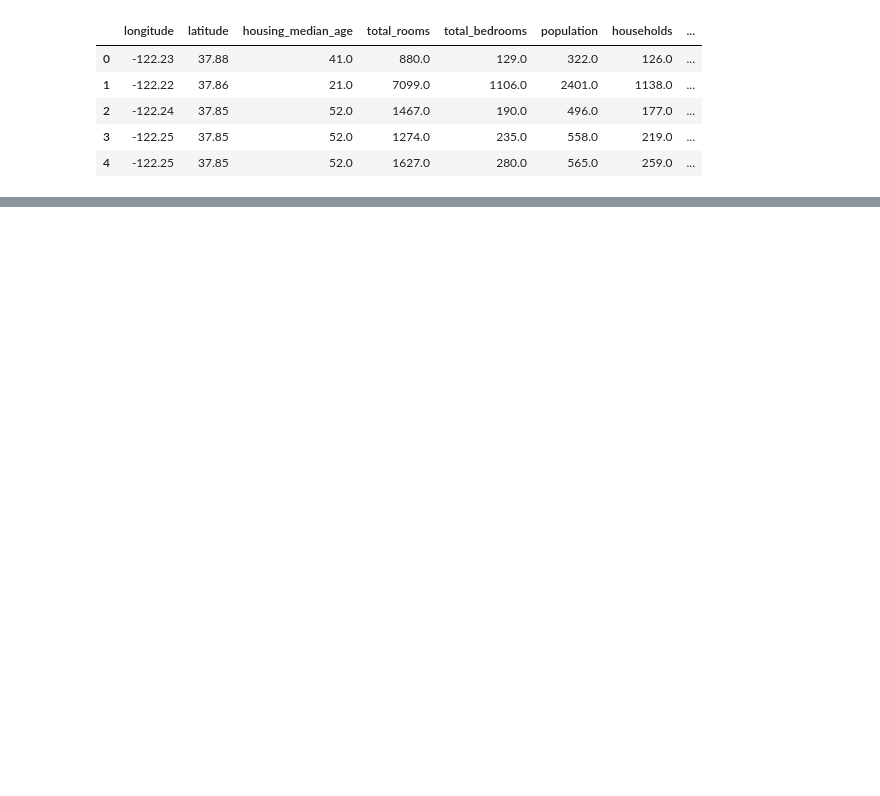
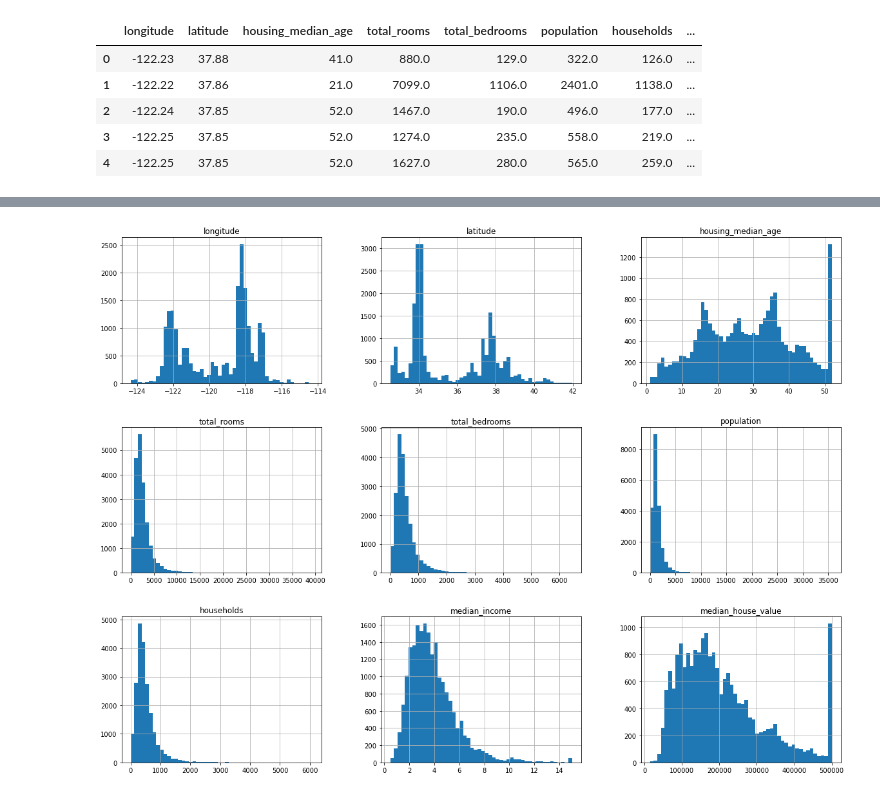
Before and after one commit to Sakai-Yuma/ML_Housing, a Jupyter notebook: Housing.ipynb, the cells around one changed output, grey strips where cells are left out. Saved outputs shown, nothing was run; the diff lists cells and outputs as text; code cells hidden in the pictures; blank space fills up the shorter version.

```diff
--- a/Housing.ipynb
+++ b/Housing.ipynb
@@ -38,0 +76,7 @@ housing.head()
+# %%
+%matplotlib inline
+import matplotlib.pyplot as plt
+housing.hist(bins=50,figsize=(20,15))
+plt.show()
+# %% [output]
+[figure, added]
```
Also changed, not shown: parts of 4 cells of this notebook.
